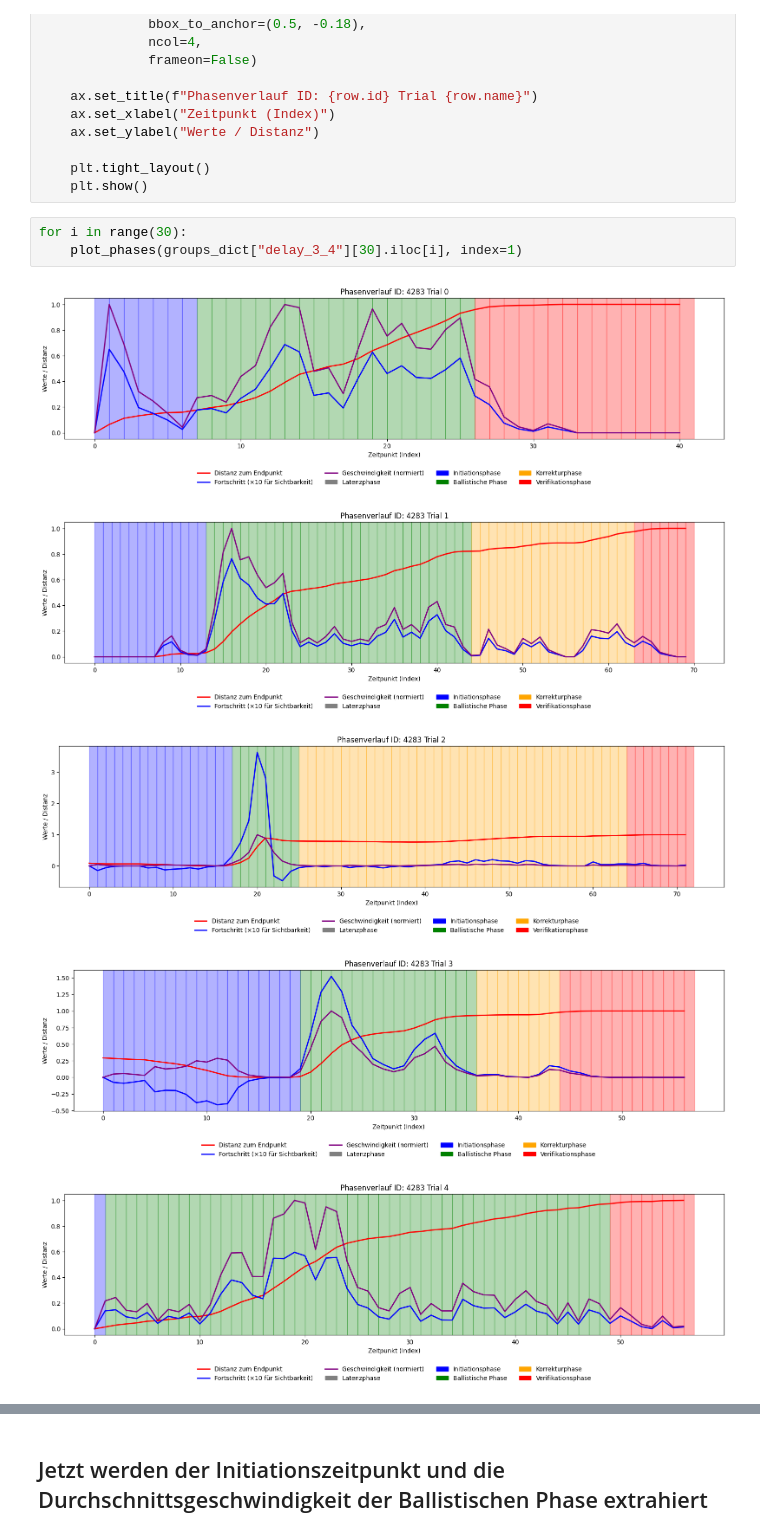
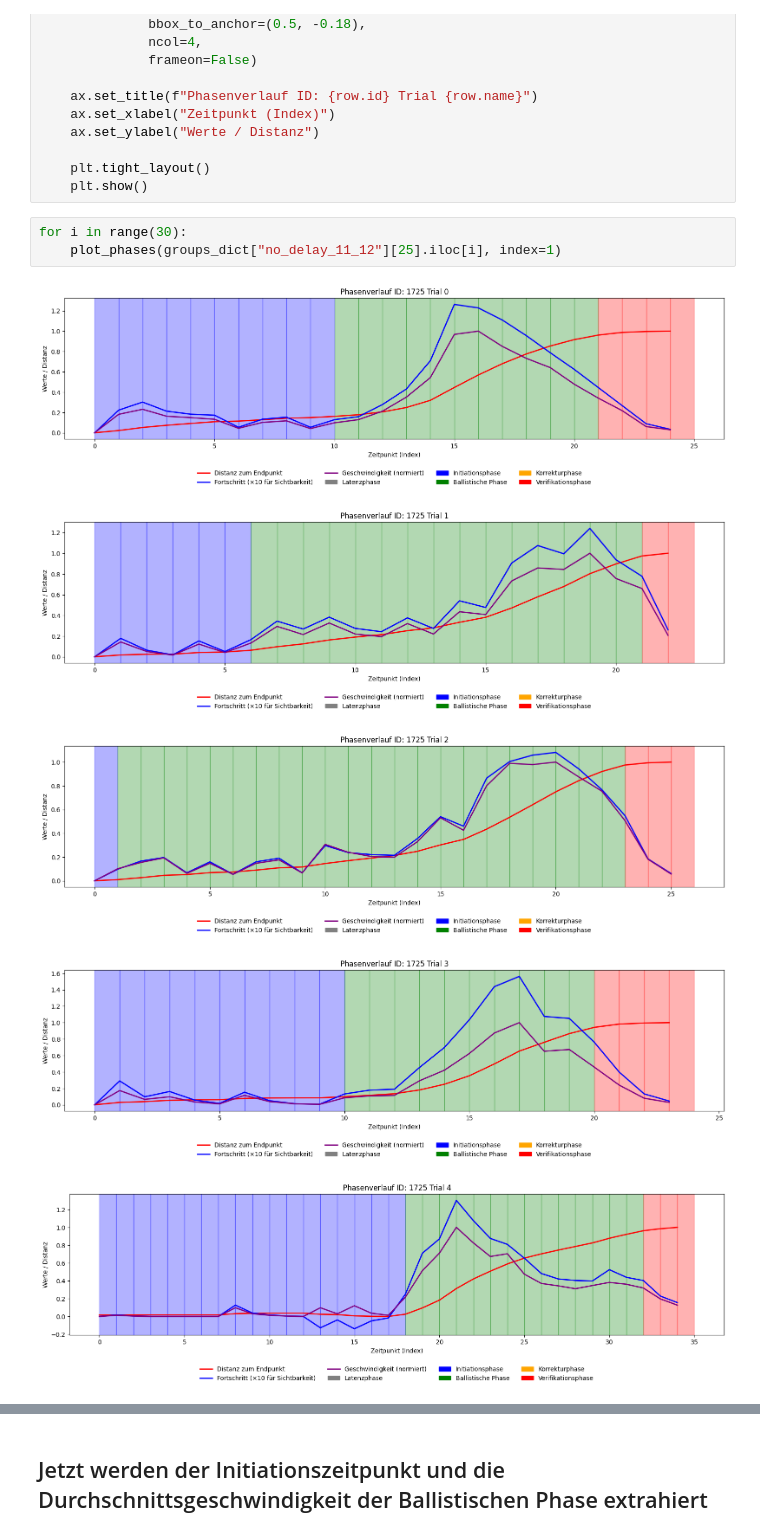
Before and after one commit to Michael1Mueller/Analyse-der-Latenz-induzierten-Nutzerverlangsamung-anhand-Mausbewegungsdaten, a Jupyter notebook: preStudy/clean.ipynb, the cells around one changed output, grey strips where cells are left out. Saved outputs shown, nothing was run; the diff lists cells and outputs as text.

```diff
--- a/preStudy/clean.ipynb
+++ b/preStudy/clean.ipynb
@@ -560,10 +560,10 @@ def plot_phases(row, index=None):
     plt.show()
 # %%
 for i in range(30):
-    plot_phases(groups_dict["delay_3_4"][30].iloc[i], index=1)
+    plot_phases(groups_dict["no_delay_11_12"][25].iloc[i], index=1)
 # %% [output]
-[figure, old version]
+[figure, new version]
-[figure, old version]
+[figure, new version]
-[figure, old version]
+[figure, new version]
-[figure, old version]
+[figure, new version]
-[figure, old version]
+[figure, new version]
```
Also changed, not shown: parts of 5 cells of this notebook, 9 other files.
